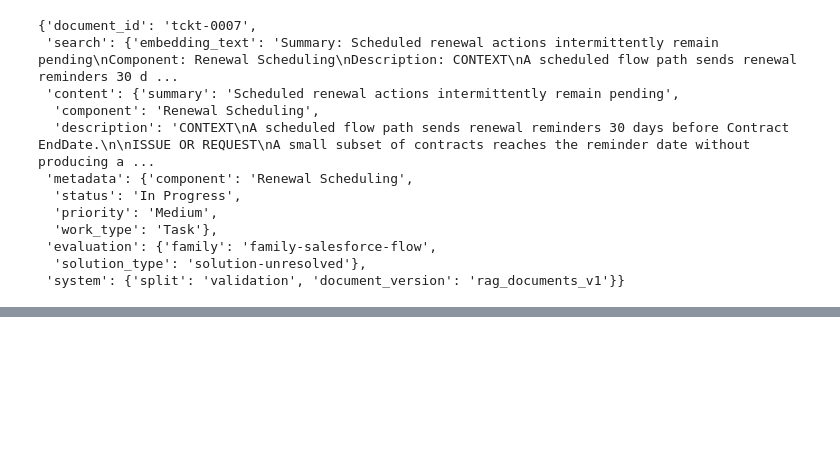
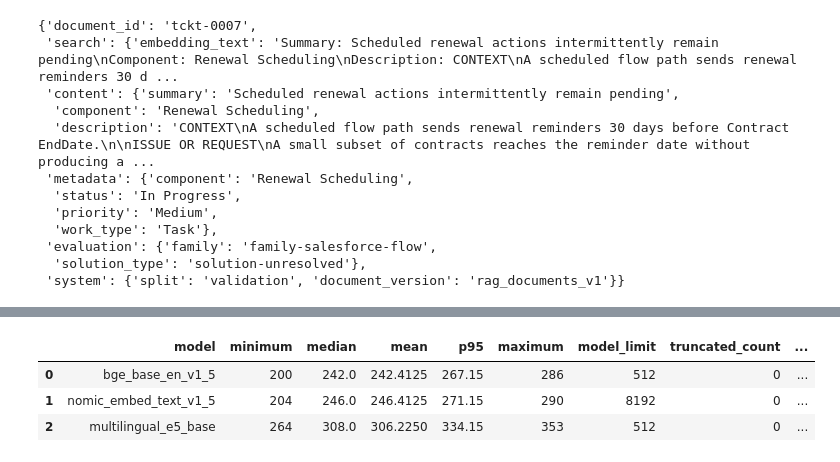
Before and after one commit to Sagitb/rag_project_google_reichman, a Jupyter notebook: jiRAG.ipynb, the cells around one changed output, grey strips where cells are left out. Cells and saved outputs as stored; diff of their text form; code cells hidden in the pictures; blank space fills up the shorter version.

```diff
--- a/jiRAG.ipynb
+++ b/jiRAG.ipynb
@@ -1693,0 +2245,82 @@ display(all_docs['validation'][0])
+# %%
+candidate_config_fingerprint = stable_json_fingerprint(EMBEDDING_CANDIDATES)
+required_result_files = [
+    PILOT_ARTIFACTS["diagnostics"],
+    PILOT_ARTIFACTS["metrics"],
+    PILOT_ARTIFACTS["rankings"],
+    PILOT_ARTIFACTS["errors"],
+    PILOT_ARTIFACTS["recommendation"],
+    PILOT_ARTIFACTS["manifest"],
+]
+
+
+def results_are_compatible():
+    if CONFIG["force_rebuild_embedding_pilot"]:
+        return False
+    if not all(path.exists() for path in required_result_files):
+        return False
+    try:
+        with open(PILOT_ARTIFACTS["manifest"], "r", encoding="utf-8") as file:
+            saved = json.load(file)
+    except (OSError, json.JSONDecodeError):
+        return False
+    expected = {
+        "experiment_version": CONFIG["embedding_pilot_version"],
+        "evaluation_protocol_version": CONFIG["embedding_evaluation_protocol_version"],
+        "source_train_rag_fingerprint": source_rag_fingerprint,
+        "pilot_fingerprint": pilot_fingerprint,
+        "query_fingerprint": query_fingerprint,
+        "candidate_config_fingerprint": candidate_config_fingerprint,
+    }
+    return all(saved.get(key) == value for key, value in expected.items())
+
+
+PILOT_MODE = "LOAD" if results_are_compatible() else "BUILD"
+print(f"[INFO] Embedding pilot mode: {PILOT_MODE}")
+
+
+def run_token_diagnostics(candidates, documents):
+    rows = []
+    for model_key, cfg in candidates.items():
+        tokenizer = AutoTokenizer.from_pretrained(
+            cfg["model_name"],
+            trust_remote_code=cfg["trust_remote_code"],
+        )
+        lengths = np.array([
+            len(tokenizer.encode(
+                cfg["document_prefix"] + doc["search"]["embedding_text"],
+                add_special_tokens=True,
+                truncation=False,
+            ))
+            for doc in documents
+        ])
+        model_limit = tokenizer.model_max_length
+        if not isinstance(model_limit, int) or model_limit > 1_000_000:
+            model_limit = 512
+        over_limit = lengths > model_limit
+        rows.append({
+            "model": model_key,
+            "minimum": int(lengths.min()),
+            "median": float(np.median(lengths)),
+            "mean": float(lengths.mean()),
+            "p95": float(np.percentile(lengths, 95)),
+            "maximum": int(lengths.max()),
+            "model_limit": int(model_limit),
+            "truncated_count": int(over_limit.sum()),
+            "truncated_percentage": float(over_limit.mean() * 100),
+            "truncated_document_ids": [
+                documents[index]["document_id"]
+                for index in np.flatnonzero(over_limit)
+            ],
+        })
+    return pd.DataFrame(rows)
+
+
+if PILOT_MODE == "BUILD":
+    diagnostics_df = run_token_diagnostics(EMBEDDING_CANDIDATES, pilot_docs)
+    diagnostics_df.to_csv(PILOT_ARTIFACTS["diagnostics"], index=False, encoding="utf-8")
+else:
+    diagnostics_df = pd.read_csv(PILOT_ARTIFACTS["diagnostics"])
+
+display(diagnostics_df)
+# %% [output]
@@ -1693,0 +2328,4 @@ display(all_docs['validation'][0])
+|  | model | minimum | median | mean | p95 | maximum | model_limit | truncated_count | ... |
+| 0 | bge_base_en_v1_5 | 200 | 242.0 | 242.4125 | 267.15 | 286 | 512 | 0 | ... |
+| 1 | nomic_embed_text_v1_5 | 204 | 246.0 | 246.4125 | 271.15 | 290 | 8192 | 0 | ... |
+| 2 | multilingual_e5_base | 264 | 308.0 | 306.2250 | 334.15 | 353 | 512 | 0 | ... |
```
Also changed, not shown: parts of 22 cells of this notebook.
